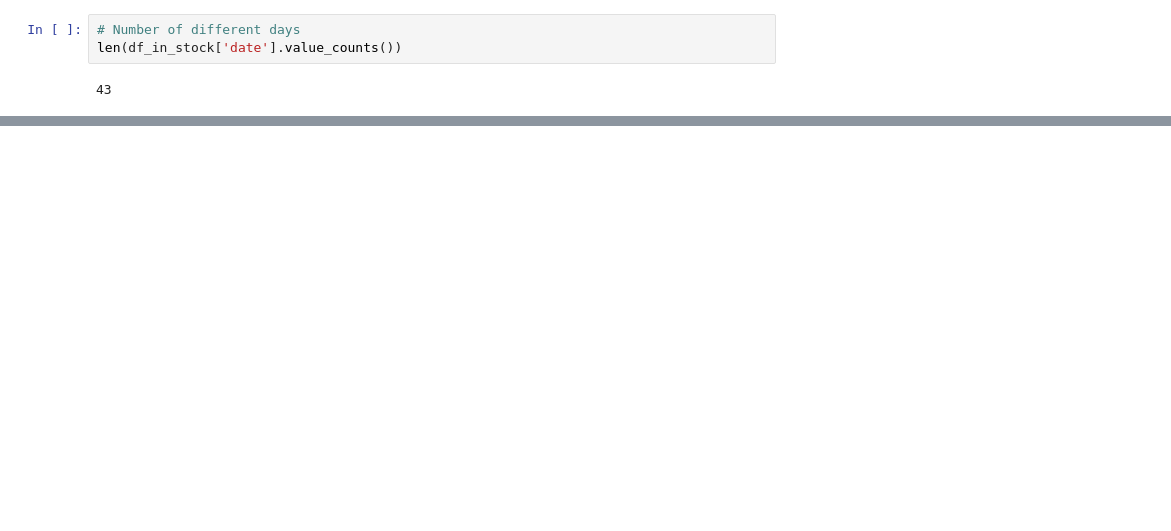
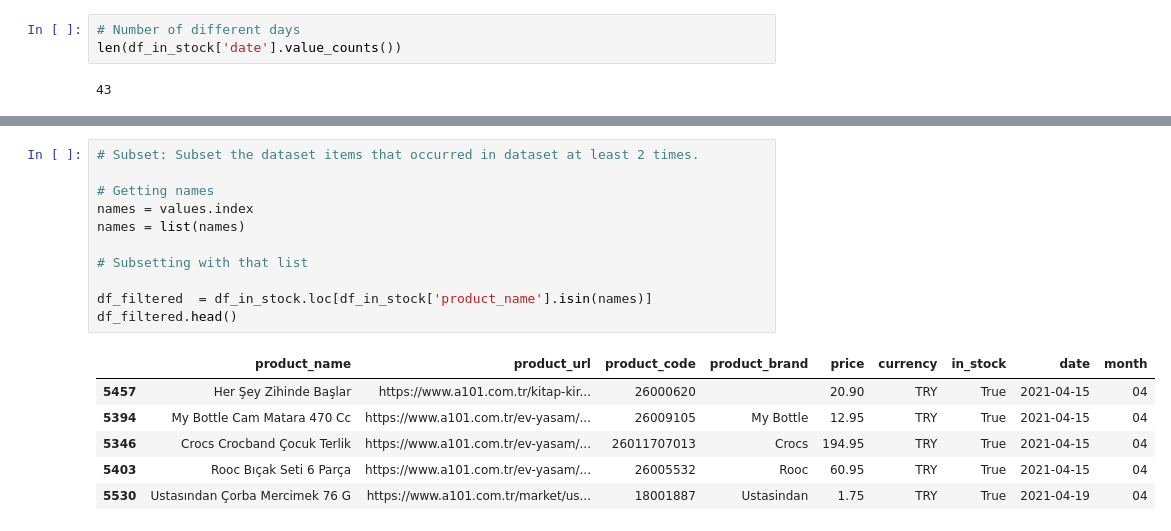
Before and after one commit to imagination-ai/kerem-side-projects-monorepo, a Jupyter notebook: inflation/analysis/descriptive-analysis.ipynb, the cells around one changed output, grey strips where cells are left out. Saved outputs shown, nothing was run; the diff lists cells and outputs as text; blank space fills up the shorter version.

```diff
--- a/inflation/analysis/descriptive-analysis.ipynb
+++ b/inflation/analysis/descriptive-analysis.ipynb
@@ -169,0 +193,18 @@ sns.countplot(y="month", data=df_in_stock)
+# %%
+# Subset: Subset the dataset items that occurred in dataset at least 2 times.
+
+# Getting names
+names = values.index
+names = list(names)
+
+# Subsetting with that list
+
+df_filtered  = df_in_stock.loc[df_in_stock['product_name'].isin(names)]
+df_filtered.head()
+# %% [output]
+|  | product_name | product_url | product_code | product_brand | price | currency | in_stock | date | month |
+| 5457 | Her Şey Zihinde Başlar | https://www.a101.com.tr/kitap-kir... | 26000620 |  | 20.90 | TRY | True | 2021-04-15 | 04 |
+| 5394 | My Bottle Cam Matara 470 Cc | https://www.a101.com.tr/ev-yasam/... | 26009105 | My Bottle | 12.95 | TRY | True | 2021-04-15 | 04 |
+| 5346 | Crocs Crocband Çocuk Terlik | https://www.a101.com.tr/ev-yasam/... | 26011707013 | Crocs | 194.95 | TRY | True | 2021-04-15 | 04 |
+| 5403 | Rooc Bıçak Seti 6 Parça | https://www.a101.com.tr/ev-yasam/... | 26005532 | Rooc | 60.95 | TRY | True | 2021-04-15 | 04 |
+| 5530 | Ustasından Çorba Mercimek 76 G | https://www.a101.com.tr/market/us... | 18001887 | Ustasindan | 1.75 | TRY | True | 2021-04-19 | 04 |
```
Also changed, not shown: parts of 21 cells of this notebook, 1 other file.
